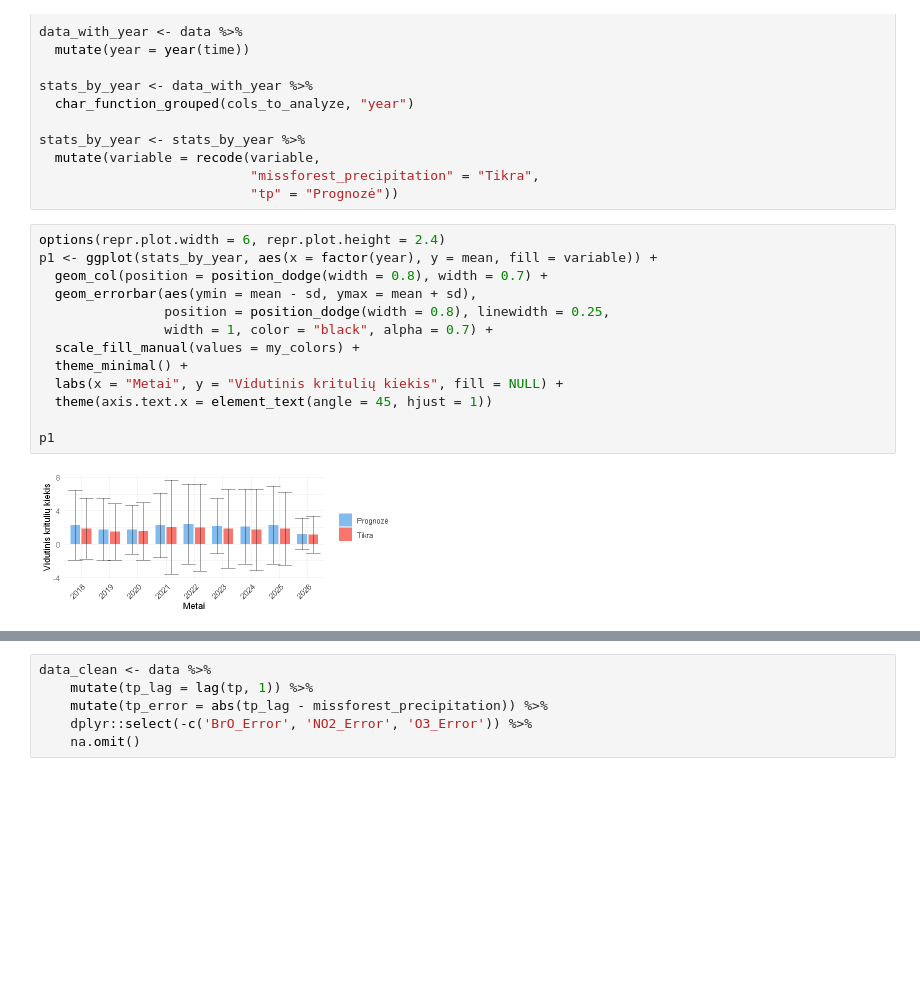
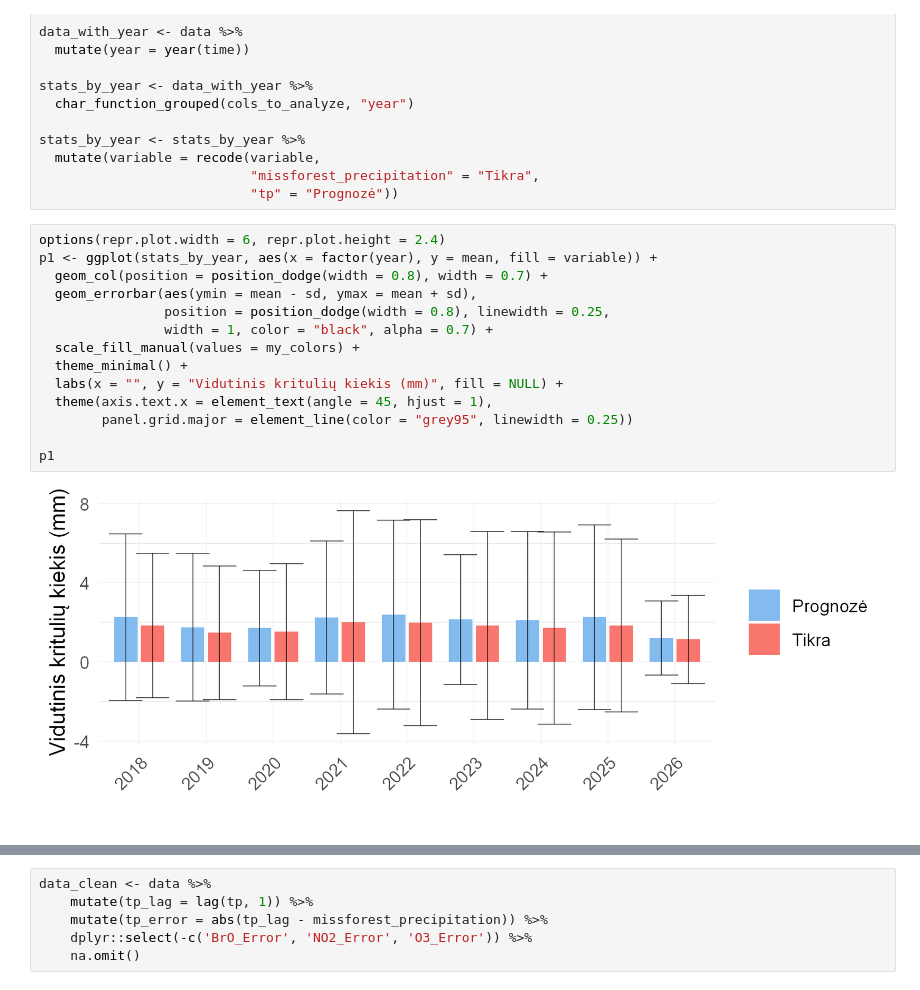
Before and after one commit to rugcer04/Duomenu_mokslo_projektas, a Jupyter notebook: code/R/EDA/eda.ipynb, the cells around one changed output, grey strips where cells are left out. Drawn from its saved outputs; the diff is of its cells as text; blank space fills up the shorter version.

```diff
--- a/code/R/EDA/eda.ipynb
+++ b/code/R/EDA/eda.ipynb
@@ -129,18 +130,19 @@ stats_by_year <- stats_by_year %>%
 # %%
 options(repr.plot.width = 6, repr.plot.height = 2.4)
 p1 <- ggplot(stats_by_year, aes(x = factor(year), y = mean, fill = variable)) +
   geom_col(position = position_dodge(width = 0.8), width = 0.7) +
   geom_errorbar(aes(ymin = mean - sd, ymax = mean + sd),
                 position = position_dodge(width = 0.8), linewidth = 0.25,
                 width = 1, color = "black", alpha = 0.7) +
   scale_fill_manual(values = my_colors) +
   theme_minimal() +
-  labs(x = "Metai", y = "Vidutinis kritulių kiekis", fill = NULL) +
-  theme(axis.text.x = element_text(angle = 45, hjust = 1))
+  labs(x = "", y = "Vidutinis kritulių kiekis (mm)", fill = NULL) +
+  theme(axis.text.x = element_text(angle = 45, hjust = 1),
+        panel.grid.major = element_line(color = "grey95", linewidth = 0.25))
 
 p1
 # %% [output]
-[figure, old version]
+[figure, new version]
 # %%
 stats_wide <- stats_by_year %>%
   select(year, variable, mean) %>%
```
Also changed, not shown: parts of 8 cells of this notebook.
